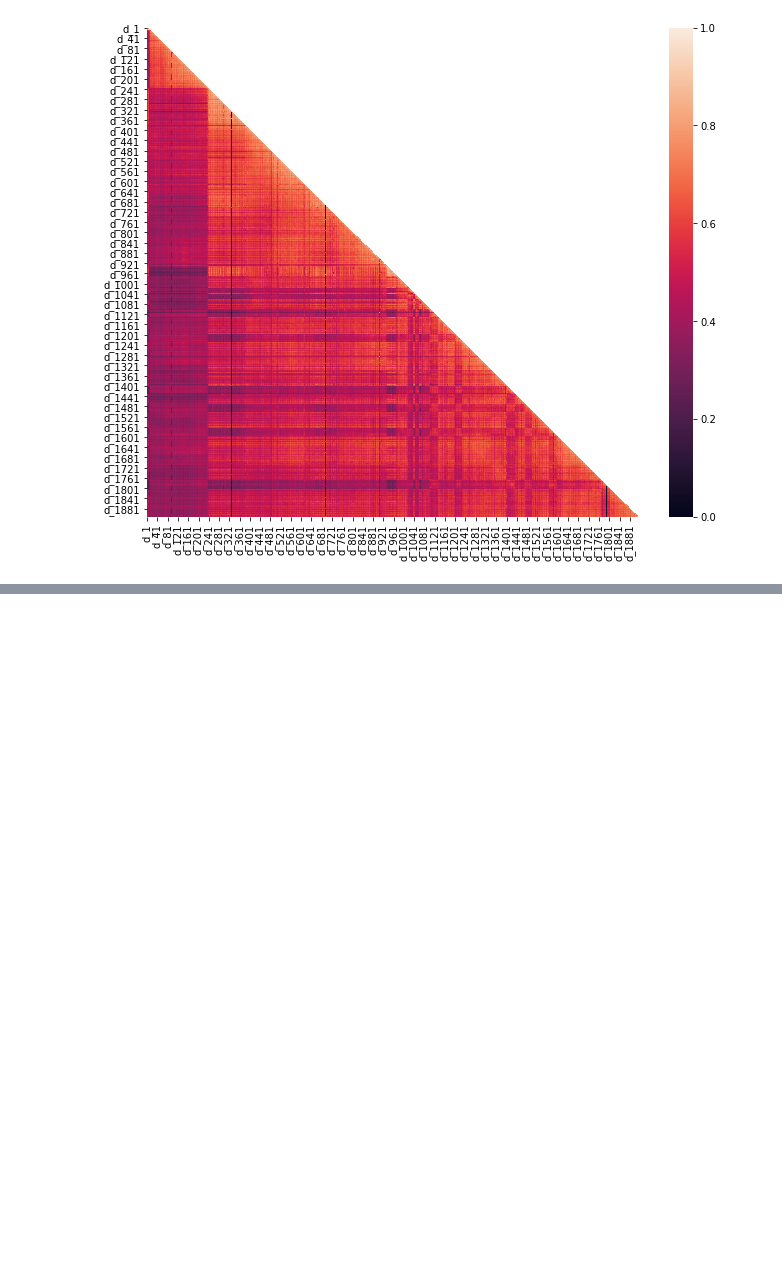
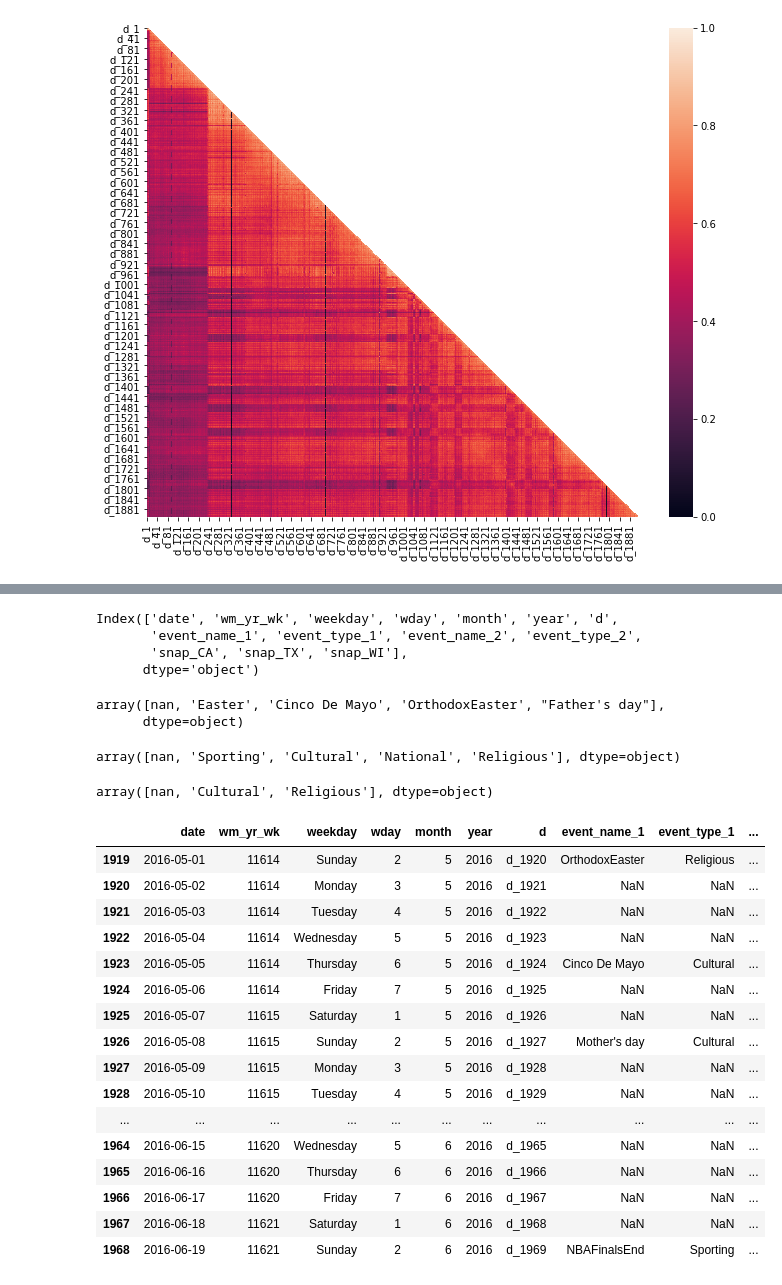
Before and after one commit to albertoid/M5, a Jupyter notebook: Cleaning.ipynb, the cells around one changed output, grey strips where cells are left out. Cells and saved outputs as stored; diff of their text form; code cells hidden in the pictures; blank space fills up the shorter version.

```diff
--- a/Cleaning.ipynb
+++ b/Cleaning.ipynb
@@ -60,0 +96,40 @@ ValueError: ('The truth value of a Series is ambiguous. Use a.empty, a.bool(), a
+# %%
+df_cal.columns
+# %% [output]
+Index(['date', 'wm_yr_wk', 'weekday', 'wday', 'month', 'year', 'd',
+       'event_name_1', 'event_type_1', 'event_name_2', 'event_type_2',
+       'snap_CA', 'snap_TX', 'snap_WI'],
+      dtype='object')
+# %%
+df_cal.event_name_2.unique()
+# %% [output]
+array([nan, 'Easter', 'Cinco De Mayo', 'OrthodoxEaster', "Father's day"],
+      dtype=object)
+# %%
+df_cal.event_type_1.unique()
+# %% [output]
+array([nan, 'Sporting', 'Cultural', 'National', 'Religious'], dtype=object)
+# %%
+df_cal.event_type_2.unique()
+# %% [output]
+array([nan, 'Cultural', 'Religious'], dtype=object)
+# %%
+df_cal.tail(50)
+# %% [output]
+|  | date | wm_yr_wk | weekday | wday | month | year | d | event_name_1 | event_type_1 | ... |
+| 1919 | 2016-05-01 | 11614 | Sunday | 2 | 5 | 2016 | d_1920 | OrthodoxEaster | Religious | ... |
+| 1920 | 2016-05-02 | 11614 | Monday | 3 | 5 | 2016 | d_1921 | NaN | NaN | ... |
+| 1921 | 2016-05-03 | 11614 | Tuesday | 4 | 5 | 2016 | d_1922 | NaN | NaN | ... |
+| 1922 | 2016-05-04 | 11614 | Wednesday | 5 | 5 | 2016 | d_1923 | NaN | NaN | ... |
+| 1923 | 2016-05-05 | 11614 | Thursday | 6 | 5 | 2016 | d_1924 | Cinco De Mayo | Cultural | ... |
+| 1924 | 2016-05-06 | 11614 | Friday | 7 | 5 | 2016 | d_1925 | NaN | NaN | ... |
+| 1925 | 2016-05-07 | 11615 | Saturday | 1 | 5 | 2016 | d_1926 | NaN | NaN | ... |
+| 1926 | 2016-05-08 | 11615 | Sunday | 2 | 5 | 2016 | d_1927 | Mother's day | Cultural | ... |
+| 1927 | 2016-05-09 | 11615 | Monday | 3 | 5 | 2016 | d_1928 | NaN | NaN | ... |
+| 1928 | 2016-05-10 | 11615 | Tuesday | 4 | 5 | 2016 | d_1929 | NaN | NaN | ... |
+| ... | ... | ... | ... | ... | ... | ... | ... | ... | ... | ... |
+| 1964 | 2016-06-15 | 11620 | Wednesday | 5 | 6 | 2016 | d_1965 | NaN | NaN | ... |
+| 1965 | 2016-06-16 | 11620 | Thursday | 6 | 6 | 2016 | d_1966 | NaN | NaN | ... |
+| 1966 | 2016-06-17 | 11620 | Friday | 7 | 6 | 2016 | d_1967 | NaN | NaN | ... |
+| 1967 | 2016-06-18 | 11621 | Saturday | 1 | 6 | 2016 | d_1968 | NaN | NaN | ... |
+| 1968 | 2016-06-19 | 11621 | Sunday | 2 | 6 | 2016 | d_1969 | NBAFinalsEnd | Sporting | ... |
```
Also changed, not shown: parts of 15 cells of this notebook, 2 other files.
